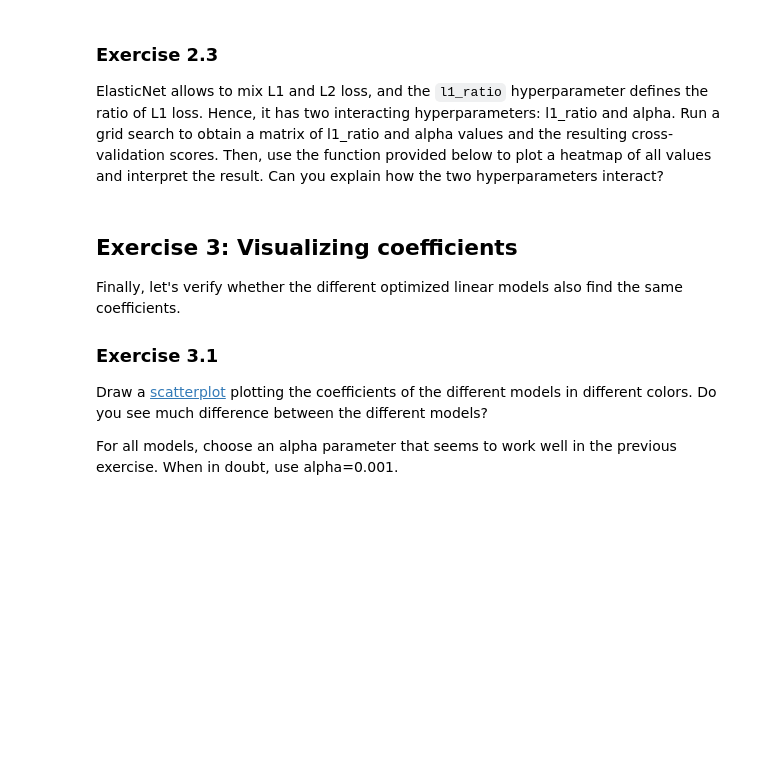
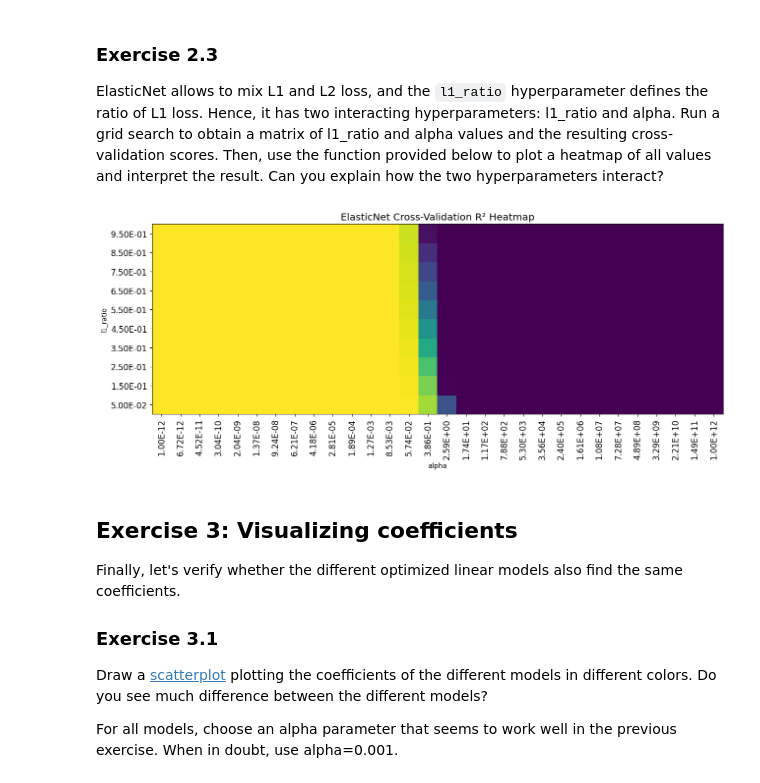
Before and after one commit to puripatwo/master, a Jupyter notebook: labs/Lab 1a - Linear Models for Regression.ipynb, the cells around one changed output. Drawn from its saved outputs; the diff is of its cells as text; code cells hidden in the pictures; blank space fills up the shorter version.

```diff
--- a/labs/Lab 1a - Linear Models for Regression.ipynb
+++ b/labs/Lab 1a - Linear Models for Regression.ipynb
@@ -284,6 +257,29 @@ def heatmap(values, xlabel, ylabel, xticklabels, yticklabels, cmap=None,
                 c = 'w'
             ax.text(x, y, fmt % value, color=c, ha="center", va="center", size=10)
     return img
+# %%
+scores = grid_searches[3].cv_results_['mean_test_score']
+alphas = np.unique(grid_searches[3].cv_results_['param_elasticnet__alpha'])
+l1_ratios = np.unique(grid_searches[3].cv_results_['param_elasticnet__l1_ratio'])
+scores_matrix = np.array(grid_searches[3].cv_results_['mean_test_score'], dtype=float).reshape(len(alphas), len(l1_ratios)).T
+fig, axes = plt.subplots(1, 1, figsize=(13, 13))
+
+heatmap(
+    values=scores_matrix,
+    xlabel='alpha',
+    ylabel='l1_ratio',
+    xticklabels=[f"{a:.2E}" for a in param_grids[3]['elasticnet__alpha']],
+    yticklabels=[f"{l1:.2E}" for l1 in param_grids[3]['elasticnet__l1_ratio']],
+    cmap='viridis',
+    printvalues=False,
+    ax=axes
+)
+
+axes.set_title("ElasticNet Cross-Validation R² Heatmap")
+plt.tight_layout()
+plt.show()
+# %% [output]
+[figure, added]
 # %% [markdown]
 ## Exercise 3: Visualizing coefficients
 Finally, let's verify whether the different optimized linear models also find the same coefficients.
```
Also changed, not shown: parts of 10 cells of this notebook.
